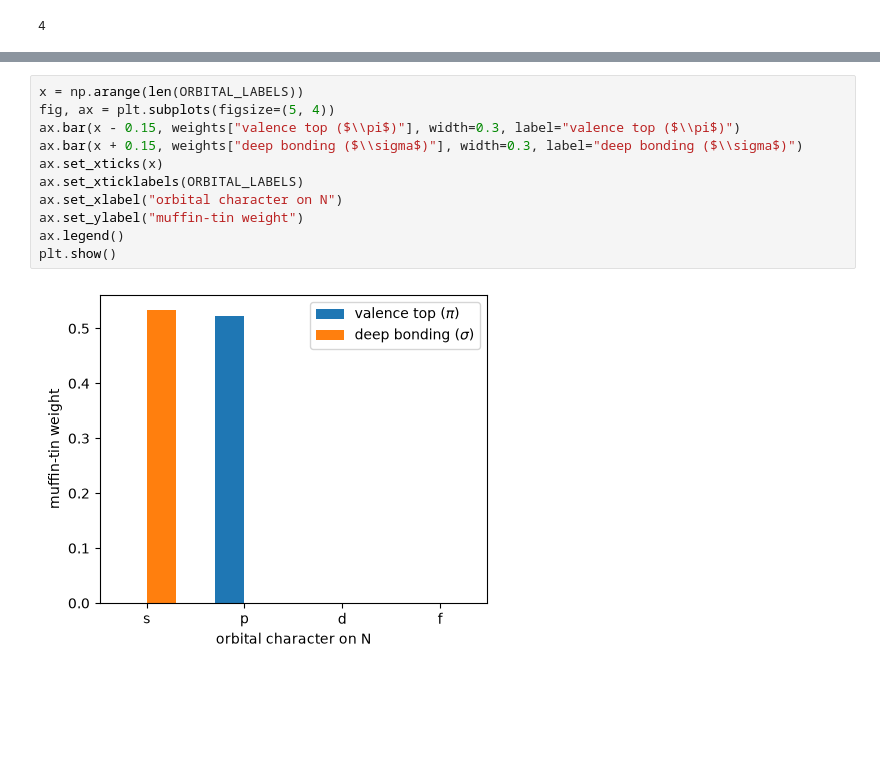
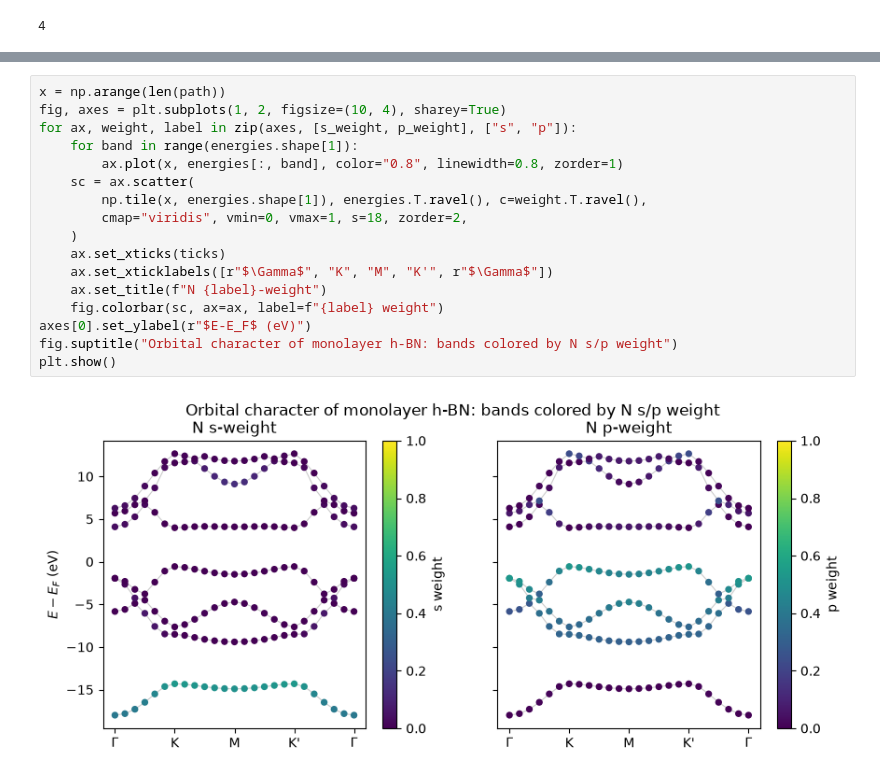
Before and after one commit to joselado/elkpy, a Jupyter notebook: notebooks/10_orbital_projection.ipynb, the cells around one changed output, grey strips where cells are left out. Cells and saved outputs as stored; diff of their text form; blank space fills up the shorter version.

```diff
--- a/notebooks/10_orbital_projection.ipynb
+++ b/notebooks/10_orbital_projection.ipynb
@@ -60,13 +74,19 @@ weights
 # %%
-x = np.arange(len(ORBITAL_LABELS))
-fig, ax = plt.subplots(figsize=(5, 4))
-ax.bar(x - 0.15, weights["valence top ($\\pi$)"], width=0.3, label="valence top ($\\pi$)")
-ax.bar(x + 0.15, weights["deep bonding ($\\sigma$)"], width=0.3, label="deep bonding ($\\sigma$)")
-ax.set_xticks(x)
-ax.set_xticklabels(ORBITAL_LABELS)
-ax.set_xlabel("orbital character on N")
-ax.set_ylabel("muffin-tin weight")
-ax.legend()
+x = np.arange(len(path))
+fig, axes = plt.subplots(1, 2, figsize=(10, 4), sharey=True)
+for ax, weight, label in zip(axes, [s_weight, p_weight], ["s", "p"]):
+    for band in range(energies.shape[1]):
+        ax.plot(x, energies[:, band], color="0.8", linewidth=0.8, zorder=1)
+    sc = ax.scatter(
+        np.tile(x, energies.shape[1]), energies.T.ravel(), c=weight.T.ravel(),
+        cmap="viridis", vmin=0, vmax=1, s=18, zorder=2,
+    )
+    ax.set_xticks(ticks)
+    ax.set_xticklabels([r"$\Gamma$", "K", "M", "K'", r"$\Gamma$"])
+    ax.set_title(f"N {label}-weight")
+    fig.colorbar(sc, ax=ax, label=f"{label} weight")
+axes[0].set_ylabel(r"$E-E_F$ (eV)")
+fig.suptitle("Orbital character of monolayer h-BN: bands colored by N s/p weight")
 plt.show()
 # %% [output]
-[figure, old version]
+[figure, new version]
```
Also changed, not shown: parts of 2 cells of this notebook, 4 other files.
